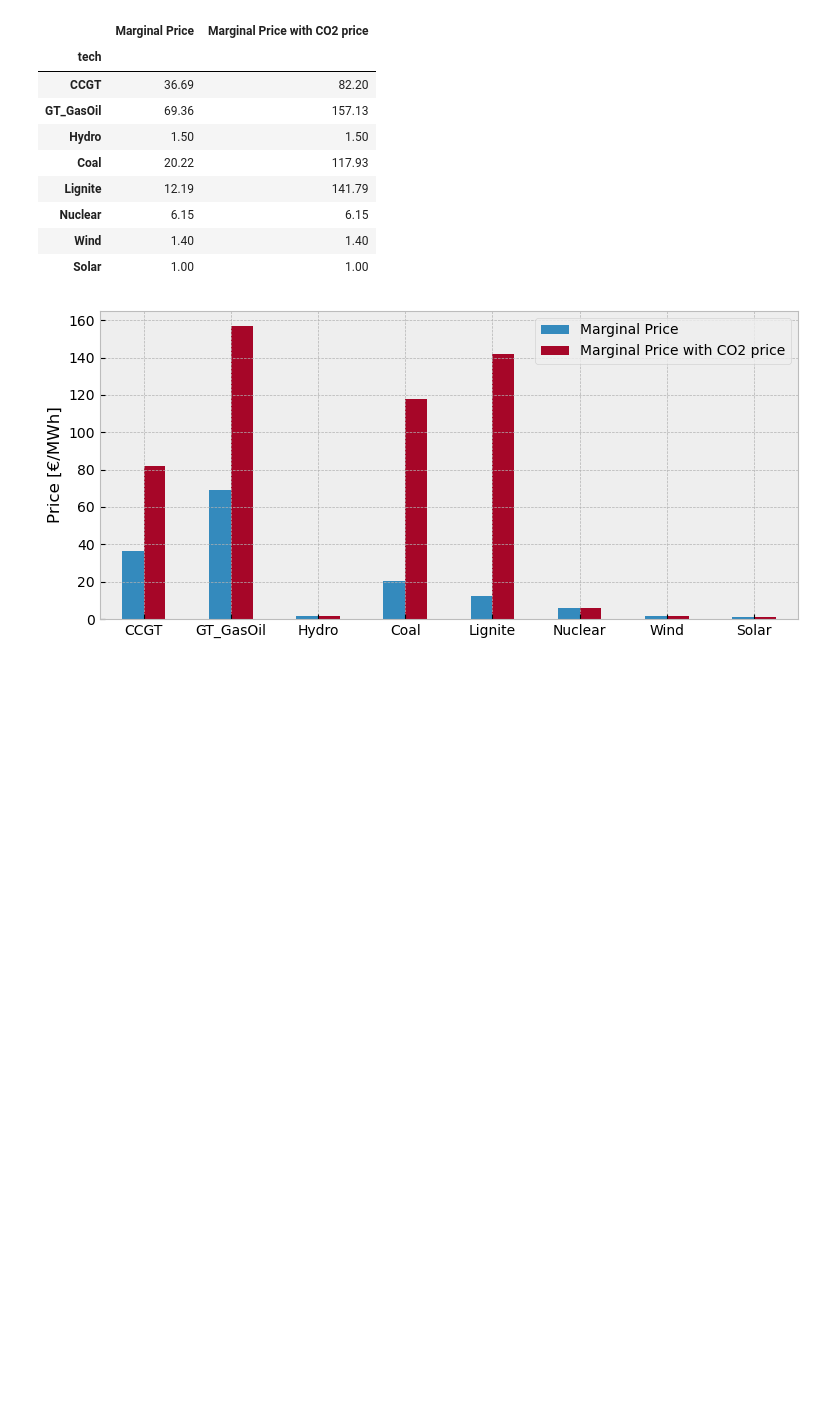
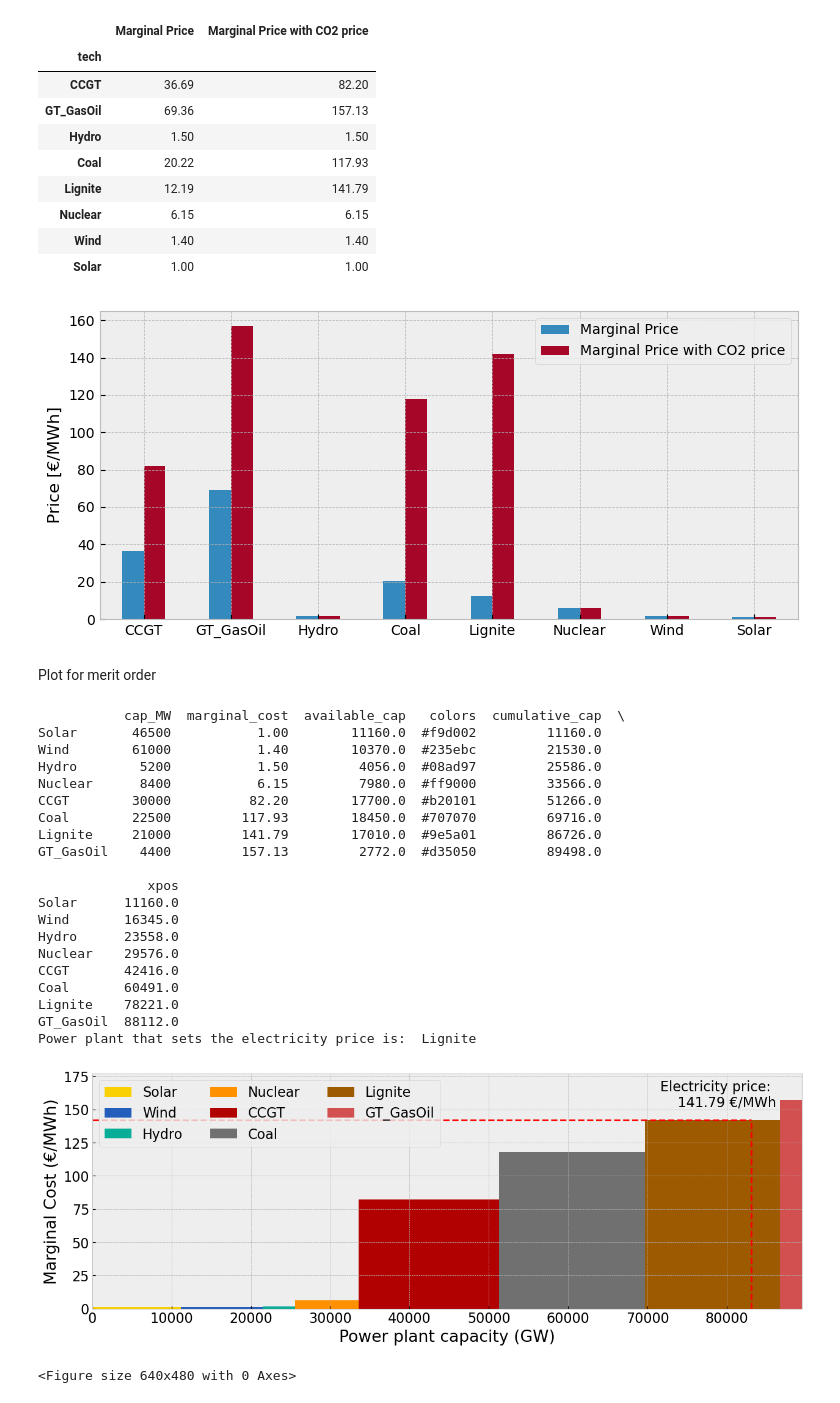
Before and after one commit to dh8sn8/Power-Plant-Dispatch, a Jupyter notebook: group_project.ipynb, the cells around one changed output. Cells and saved outputs as stored; diff of their text form; code cells hidden in the pictures; blank space fills up the shorter version.

Commit message:
Add merit order function

```diff
--- a/group_project.ipynb
+++ b/group_project.ipynb
@@ -737,3 +713,5 @@ ax = marginal_price.plot.bar(figsize=(9,4),ylabel = 'Price [€/MWh]',xlabel='',
 ax.figure.savefig('marginal_price.pdf',bbox_inches='tight')
 # %% [output]
 [figure]
+# %% [markdown]
+Plot for merit order
@@ -739,0 +816,26 @@ ax.figure.savefig('marginal_price.pdf',bbox_inches='tight')
+# %%
+#merit order plot with CO2 price for time step 1
+merit_order(dispatch_co2,cf,tech_data_CO2price, 83115)
+# %% [output]
+           cap_MW  marginal_cost  available_cap   colors  cumulative_cap  \
+Solar       46500           1.00        11160.0  #f9d002         11160.0
+Wind        61000           1.40        10370.0  #235ebc         21530.0
+Hydro        5200           1.50         4056.0  #08ad97         25586.0
+Nuclear      8400           6.15         7980.0  #ff9000         33566.0
+CCGT        30000          82.20        17700.0  #b20101         51266.0
+Coal        22500         117.93        18450.0  #707070         69716.0
+Lignite     21000         141.79        17010.0  #9e5a01         86726.0
+GT_GasOil    4400         157.13         2772.0  #d35050         89498.0
+
+              xpos
+Solar      11160.0
+Wind       16345.0
+Hydro      23558.0
+Nuclear    29576.0
+CCGT       42416.0
+Coal       60491.0
+Lignite    78221.0
+GT_GasOil  88112.0
+Power plant that sets the electricity price is:  Lignite
+[figure, added]
+<Figure size 640x480 with 0 Axes>
```
Also changed, not shown: parts of 4 cells of this notebook.
